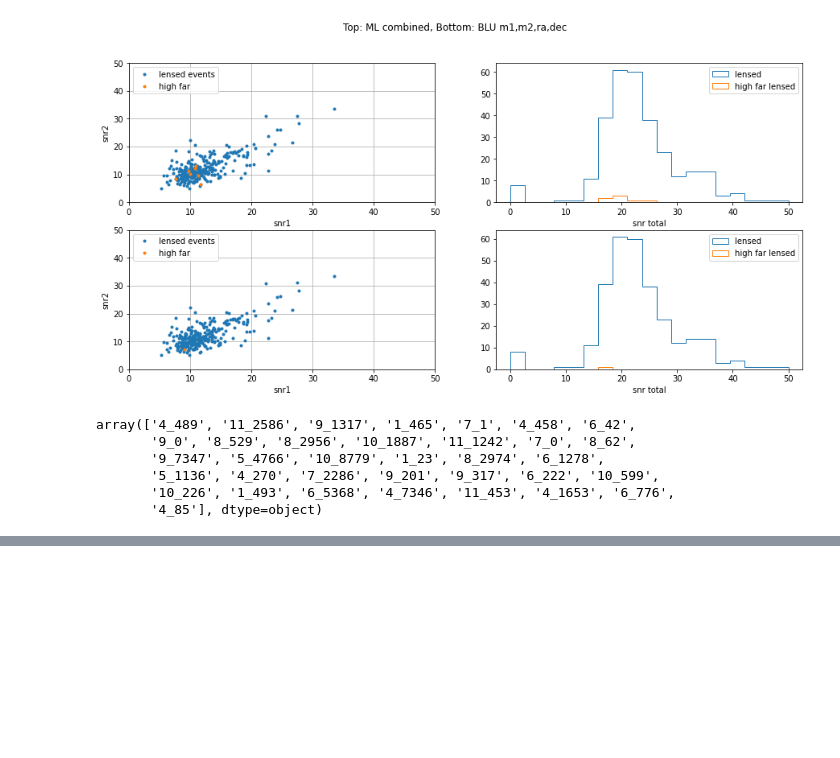
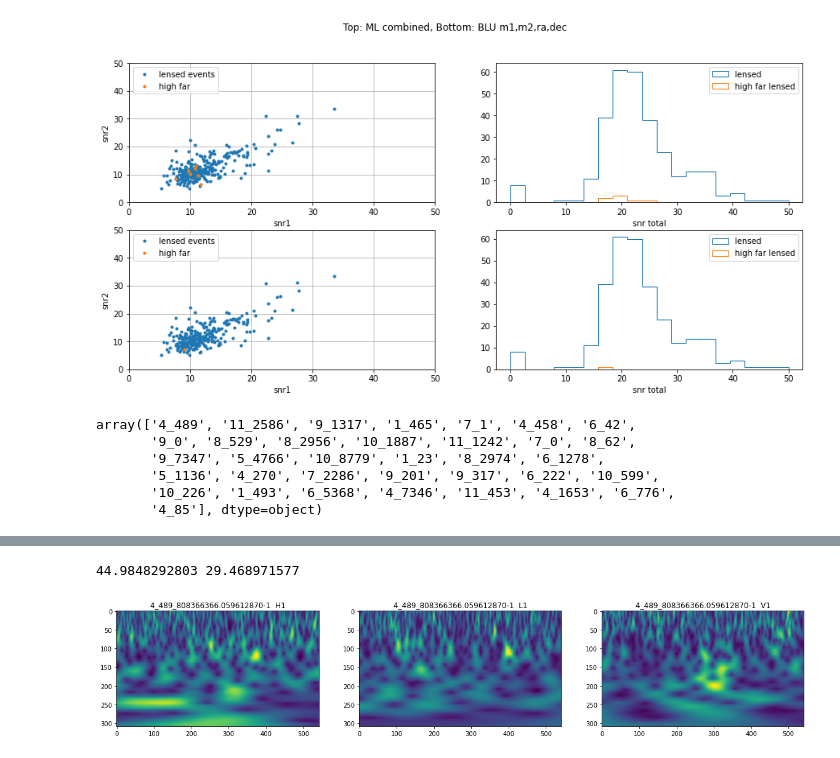
Before and after one commit to srashtig/lensid-15jul-2022, a Jupyter notebook: review/ML_blu_FPPs_inj_pars_investigate.ipynb, the cells around one changed output, grey strips where cells are left out. Drawn from its saved outputs; the diff is of its cells as text; code cells hidden in the pictures; blank space fills up the shorter version.

```diff
--- a/review/ML_blu_FPPs_inj_pars_investigate.ipynb
+++ b/review/ML_blu_FPPs_inj_pars_investigate.ipynb
@@ -10,7 +10,7 @@ import seaborn as sns
 lensed_data_haris= dict(np.load('../data/injection_pars/haris-et-al/lensed_inj_data.npz'))
 unlensed_data_haris= dict(np.load('../data/injection_pars/haris-et-al/unlensed_inj_data.npz'))
 # %%
-df_test=pd.read_csv('../data/dataframes/test/ML_combined_kaggle.csv',index_col=0)
+df_test=pd.read_csv('/home1/srashti.goyal/strong-lensing-ml-backup-8aug21/data/dataframes/test/ML_combined_kaggle.csv',index_col=0)
 df_test.columns
 # %% [output]
 Index(['img_0', 'img_1', 'Lensing', 'bayestar_skymaps_blu',
@@ -560,0 +563,5 @@ array(['4_489', '11_2586', '9_1317', '1_465', '7_1', '4_458', '6_42',
+# %%
+ml_stat='xgb_dense_QTS_0'
+blu_stat = 'm1, m2'
+blu_low_fpp=(df_lensed[ml_stat+'_fpp']>1e-2) & (df_lensed[blu_stat+'_fpp']<1e-4)
+ml_low_fpp=(df_lensed[ml_stat+'_fpp']<1e-4) & (df_lensed[blu_stat+'_fpp']>1e-2)
@@ -560,0 +583,38 @@ array(['4_489', '11_2586', '9_1317', '1_465', '7_1', '4_458', '6_42',
+# %%
+data_dir_qt = '/home1/srashti.goyal/strong-lensing-ml-backup-8aug21/data/qts/test/'
+# %%
+
+def load_qts(data_dir,tag):
+    plt.figure(figsize=(20,10))
+    plt.subplot(131)
+    det='H1'
+    fname = data_dir + det + '/' + tag + '.png'
+    img_0=plt.imread(fname)
+    plt.imshow(img_0)
+    plt.title(tag + '  ' + det)
+    plt.subplot(132)
+    det='L1'
+    fname = data_dir + det + '/' + tag + '.png'
+    img_0=plt.imread(fname)
+    plt.imshow(img_0)
+    plt.title(tag + '  ' + det)
+
+    plt.subplot(133)
+    det='V1'
+    fname = data_dir + det + '/' + tag+ '.png'
+    img_0=plt.imread(fname)
+
+    plt.imshow(img_0)
+    plt.title(tag + '  ' + det)
+
+    plt.show()
+# %%
+index=0
+df=df_lensed[blu_low_fpp]
+tag_0=df['img_0'].values[index]
+tag_1=df['img_1'].values[index]
+print(lensed_data_haris['m1'][df['inj_id'].values[index]],lensed_data_haris['m2'][df['inj_id'].values[index]])
+load_qts(data_dir=data_dir_qt,tag=tag_0)
+# %% [output]
+44.9848292803 29.468971577
+[figure, added]
```
Also changed, not shown: parts of 12 cells of this notebook, 3 other files.
